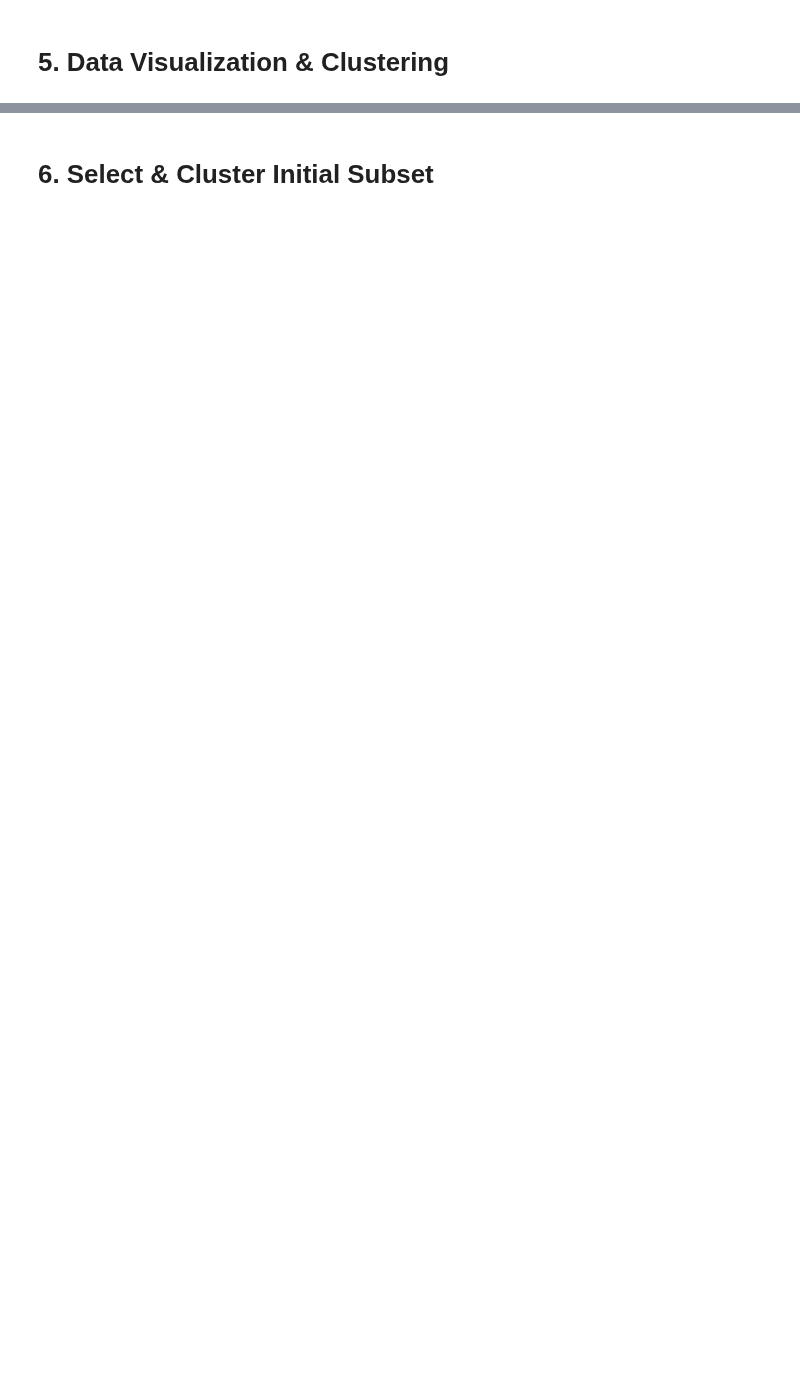
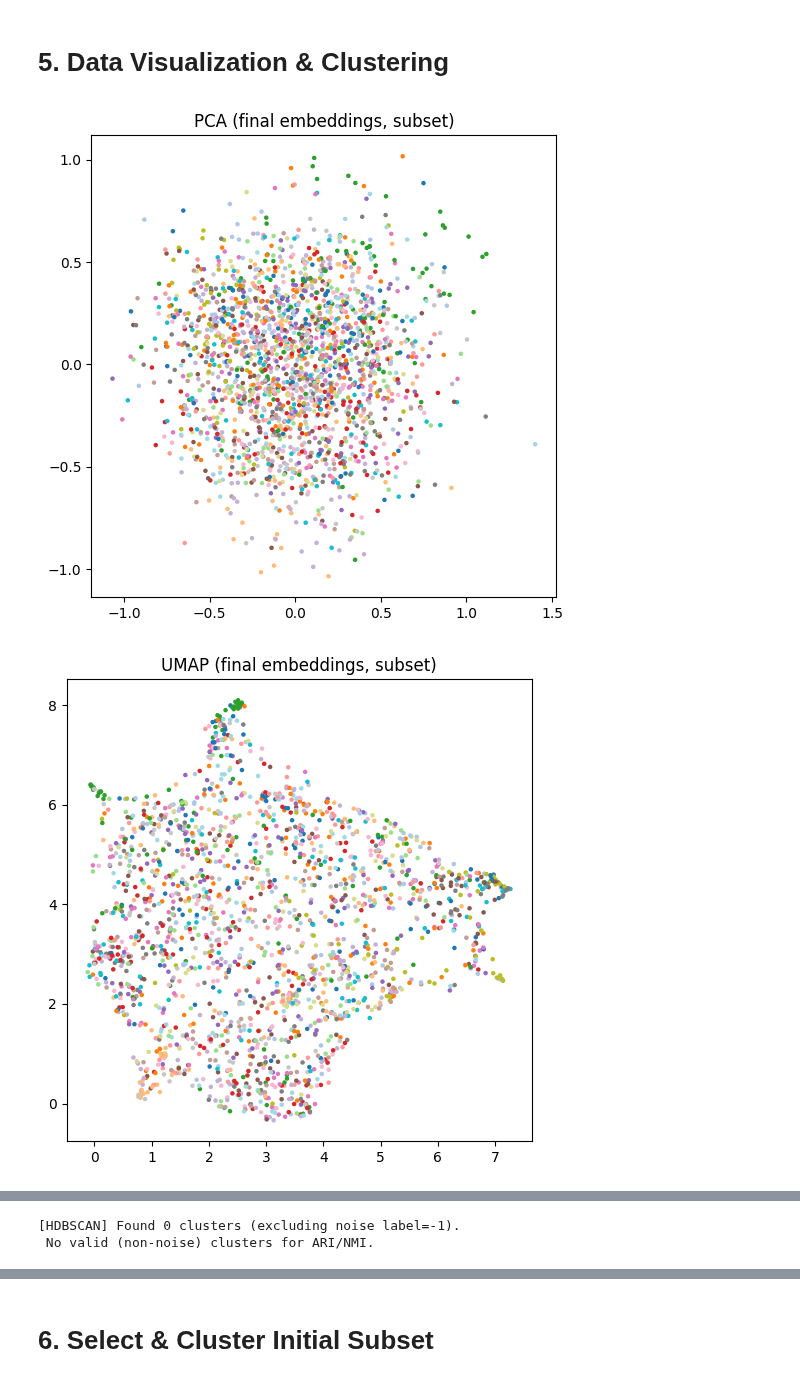
Before and after one commit to Strikor/SemiSupClassifyNet, a Jupyter notebook: RapidEyes.ipynb, the cells around one changed output, grey strips where cells are left out. Drawn from its saved outputs; the diff is of its cells as text; code cells hidden in the pictures; blank space fills up the shorter version.

```diff
--- a/RapidEyes.ipynb
+++ b/RapidEyes.ipynb
@@ -266,6 +643,9 @@ class TripletNet(nn.Module):
     def __init__(self, encoder):
         super(TripletNet, self).__init__()
         self.encoder = encoder
+
+        #learnable scale factor for embeddings
+        self.scale = nn.Parameter(torch.tensor(10.0))
 
     def forward(self, anchor, positive, negative):
         a = self.get_embedding(anchor)
@@ -276,14 +656,14 @@ class TripletNet(nn.Module):
     def get_embedding(self, x):
         #Get raw CNN output
         raw_emb = self.encoder(x)
-        #Normalize to unit sphere
-        emb = F.normalize(raw_emb, p=2, dim=1)
+        #Normalize to unit sphere then stretch by scale factor
+        emb = F.normalize(raw_emb, p=2, dim=1) * self.scale
         return emb
 
 
 def build_embedding_cache(model, dataset):
     #Store image embeddings rather than constantly recalculating
-    loader = DataLoader(dataset, batch_size=BATCH_SIZE, shuffle=False, pin_memory=True)
+    loader = DataLoader(dataset, batch_size=2048, shuffle=False, pin_memory=True, num_workers=0)
     cache_list = []
     model.eval()
     with torch.no_grad():
@@ -300,7 +680,20 @@ class TripletDataset(Dataset):
     def __init__(self, base_dataset, embedding_cache=None, hard_negative=False, K=20):
         super().__init__()
         self.base_dataset = base_dataset
-        self.labels = np.array(base_dataset.targets)
+
+        # --- handle both raw datasets and torch.utils.data.Subset -------------
+        if hasattr(base_dataset, "targets"):
+            self.labels = np.array(base_dataset.targets)
+            self.id_map = np.arange(len(self.labels))
+        elif isinstance(base_dataset, Subset):
+            inner_ds  = base_dataset.dataset
+            inner_lbl = np.array(inner_ds.targets)
+            self.labels = inner_lbl[base_dataset.indices]
+            self.id_map = np.array(base_dataset.indices)
+        else:
+            raise ValueError("TripletDataset: unsupported dataset type "
+                             f"{type(base_dataset)}")
+
         self.class_to_indices = {}
         for idx, lab in enumerate(self.labels):
             if lab not in self.class_to_indices:
@@ -312,7 +705,7 @@ class TripletDataset(Dataset):
         self.K = K  # top-K nearest for negatives
 
     def __len__(self):
-        return len(self.base_dataset)
+        return len(self.labels)
 
     def __getitem__(self, index):
         anchor_img, anchor_label = self.base_dataset[index]
@@ -509,7 +976,8 @@ def embedding_visuals(model, dataset, max_images=2000):
         Subset(dataset, indices),
         batch_size=BATCH_SIZE,
         shuffle=False,
-        pin_memory=True
+        pin_memory=True,
+        num_workers=0
     )
 
     emb_list = []
@@ -558,7 +1026,7 @@ def embedding_visuals(model, dataset, max_images=2000):
 
 
 def cluster_test_set_hdbscan(model, dataset, max_images=2000):
-    #Clusters dataset with HBDSCAN
+    #Clusters dataset with HDBSCAN
     #Prints ARI and NMI for debuging purposes
 
     indices = list(range(len(dataset)))
@@ -569,7 +1037,8 @@ def cluster_test_set_hdbscan(model, dataset, max_images=2000):
         Subset(dataset, indices),
         batch_size=BATCH_SIZE,
         shuffle=False,
-        pin_memory=True
+        pin_memory=True,
+        num_workers=0
     )
 
     emb_list = []
@@ -581,31 +1050,34 @@ def cluster_test_set_hdbscan(model, dataset, max_images=2000):
             emb = model.get_embedding(imgs).cpu().numpy()
             emb_list.append(emb)
             lbl_list.append(lbls.numpy())
 
     embeddings = np.concatenate(emb_list, axis=0)
     labels_np = np.concatenate(lbl_list, axis=0)
 
-    clusterer = hdbscan.HDBSCAN(min_cluster_size=30)
+    clusterer = hdbscan.HDBSCAN(min_cluster_size=30, min_samples=10, cluster_selection_epsilon=0.05)
     preds = clusterer.fit_predict(embeddings)
 
     n_clusters = len(set(preds) - {-1})
     print(f"[HDBSCAN] Found {n_clusters} clusters (excluding noise label=-1).")
 
     valid_idx = preds != -1
     if np.sum(valid_idx) > 0:
         ari = adjusted_rand_score(labels_np[valid_idx], preds[valid_idx])
         nmi = normalized_mutual_info_score(labels_np[valid_idx], preds[valid_idx])
         print(f" ARI={ari:.4f}, NMI={nmi:.4f}")
     else:
         print(" No valid (non-noise) clusters for ARI/NMI.")
 
     # UMAP scatter for cluster visualization
     reducer = umap.UMAP(n_neighbors=15, n_components=2, min_dist=0.5, random_state=42)
     emb_umap = reducer.fit_transform(embeddings)
     plt.figure(figsize=(6,6))
     plt.scatter(emb_umap[:,0], emb_umap[:,1], c=preds, cmap='Spectral', s=5)
     plt.title("UMAP of Test Embeddings colored by HDBSCAN clusters")
     plt.show()
 
 embedding_visuals(triplet_model, test_dataset_raw, max_images=2000)
 cluster_test_set_hdbscan(triplet_model, test_dataset_raw, max_images=2000)
+# %% [output]
+[figure, added]
+[figure, added]
@@ -611,0 +1085,2 @@ cluster_test_set_hdbscan(triplet_model, test_dataset_raw, max_images=2000)
+[HDBSCAN] Found 0 clusters (excluding noise label=-1).
+ No valid (non-noise) clusters for ARI/NMI.
```
Also changed, not shown: parts of 19 cells of this notebook.
